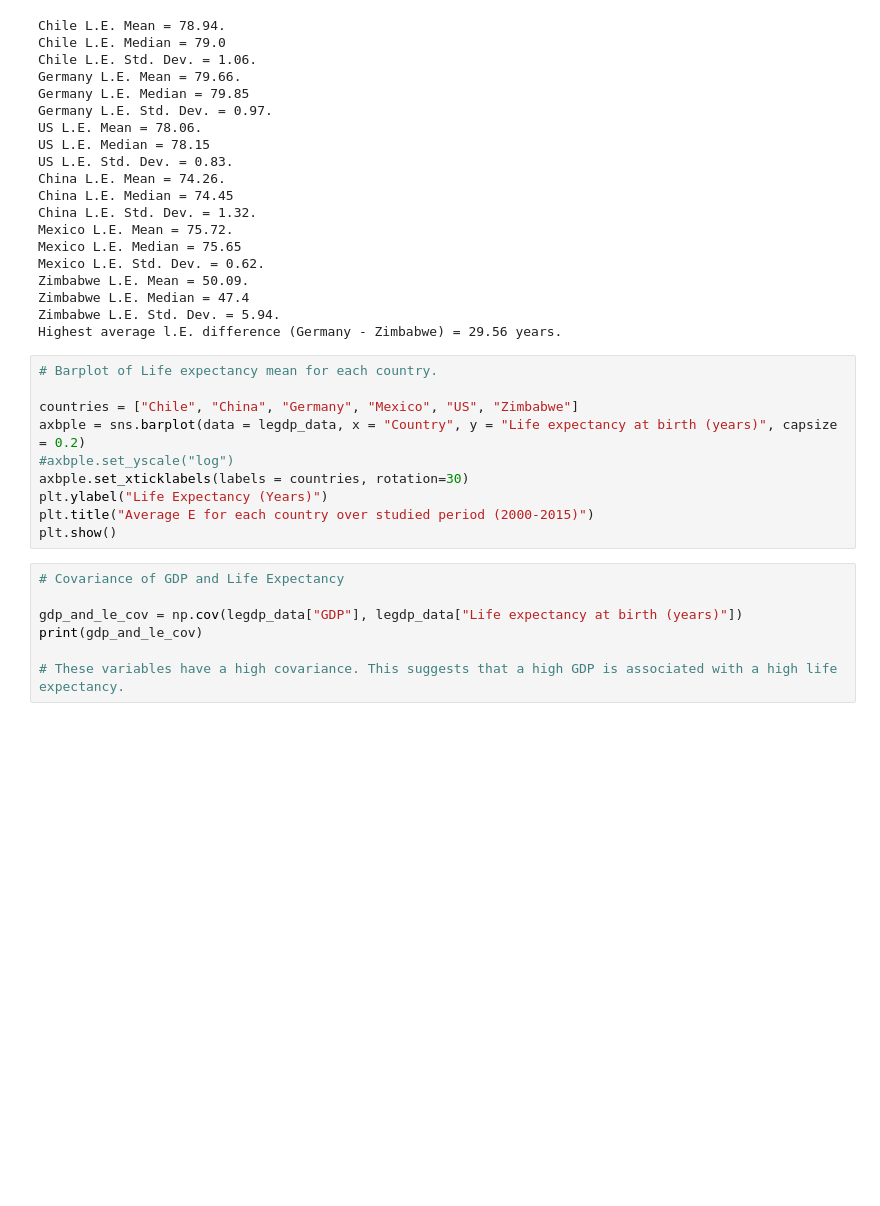
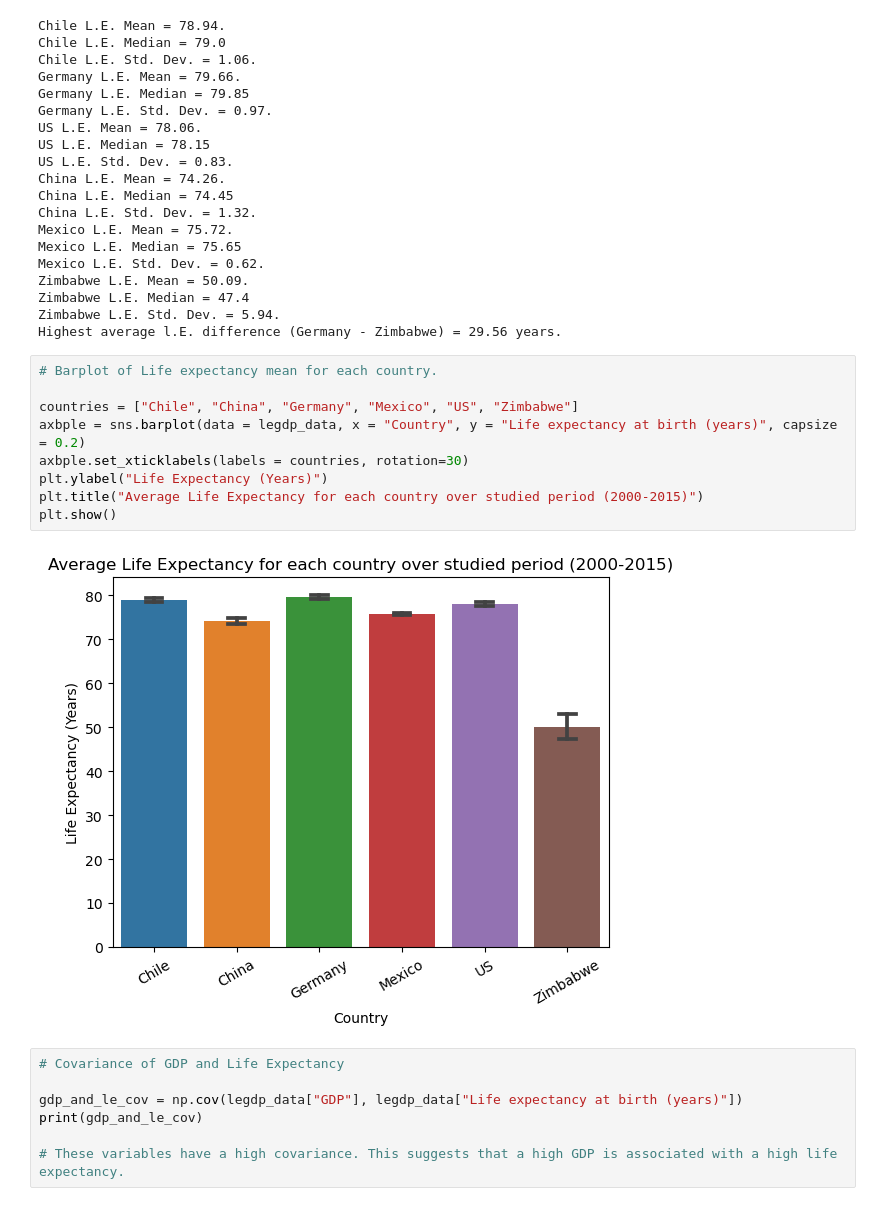
Before and after one commit to Claudio-AhumadaL/Life-Expectancy-and-GDP-Analysis, a Jupyter notebook: life_expectancy_gdp_Claudio-AhumadaL.ipynb, the cells around one changed output. Cells and saved outputs as stored; diff of their text form; blank space fills up the shorter version.

```diff
--- a/life_expectancy_gdp_Claudio-AhumadaL.ipynb
+++ b/life_expectancy_gdp_Claudio-AhumadaL.ipynb
@@ -469,13 +469,14 @@ Highest average l.E. difference (Germany - Zimbabwe) = 29.56 years.
 # %%
 # Barplot of Life expectancy mean for each country.
 
 countries = ["Chile", "China", "Germany", "Mexico", "US", "Zimbabwe"]
 axbple = sns.barplot(data = legdp_data, x = "Country", y = "Life expectancy at birth (years)", capsize = 0.2)
-#axbple.set_yscale("log")
 axbple.set_xticklabels(labels = countries, rotation=30)
 plt.ylabel("Life Expectancy (Years)")
-plt.title("Average E for each country over studied period (2000-2015)")
+plt.title("Average Life Expectancy for each country over studied period (2000-2015)")
 plt.show()
+# %% [output]
+[figure, added]
 # %%
 # Covariance of GDP and Life Expectancy
 
```
Also changed, not shown: parts of 1 cell of this notebook.
